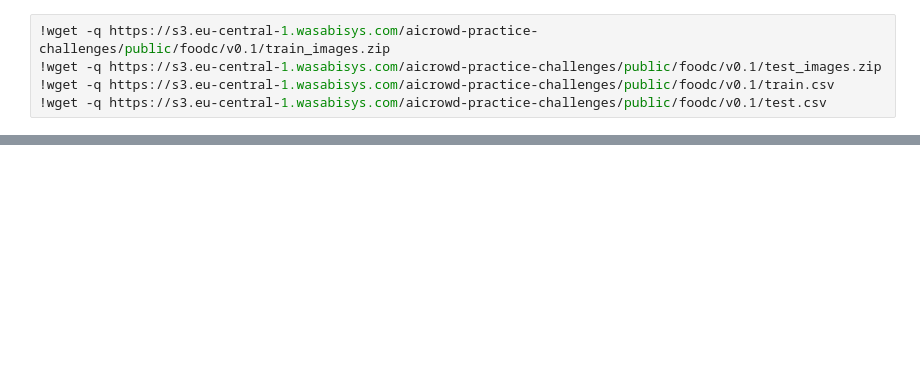
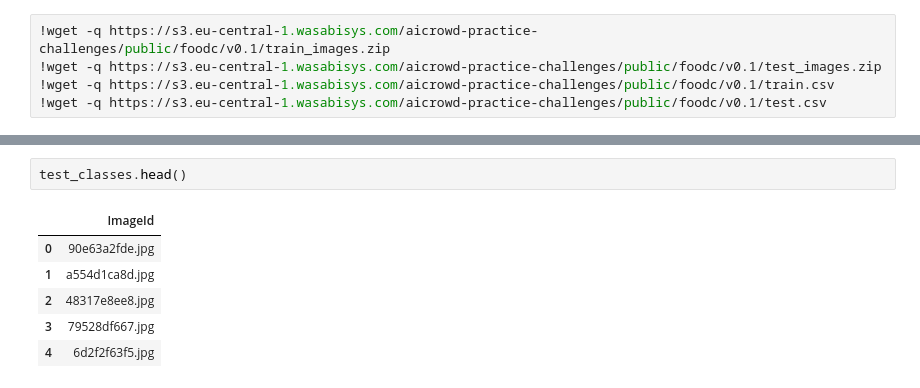
Before and after one commit to andreidore/aicrowd_blitz_may_2020, a Jupyter notebook: foodc.ipynb, the cells around one changed output, grey strips where cells are left out. Cells and saved outputs as stored; diff of their text form; blank space fills up the shorter version.

```diff
--- a/foodc.ipynb
+++ b/foodc.ipynb
@@ -55,0 +54,9 @@ Streaming output truncated to the last 5000 lines.
+# %%
+test_classes.head()
+# %% [output]
+|  | ImageId |
+| 0 | 90e63a2fde.jpg |
+| 1 | a554d1ca8d.jpg |
+| 2 | 48317e8ee8.jpg |
+| 3 | 79528df667.jpg |
+| 4 | 6d2f2f63f5.jpg |
```
Also changed, not shown: parts of 9 cells of this notebook.
